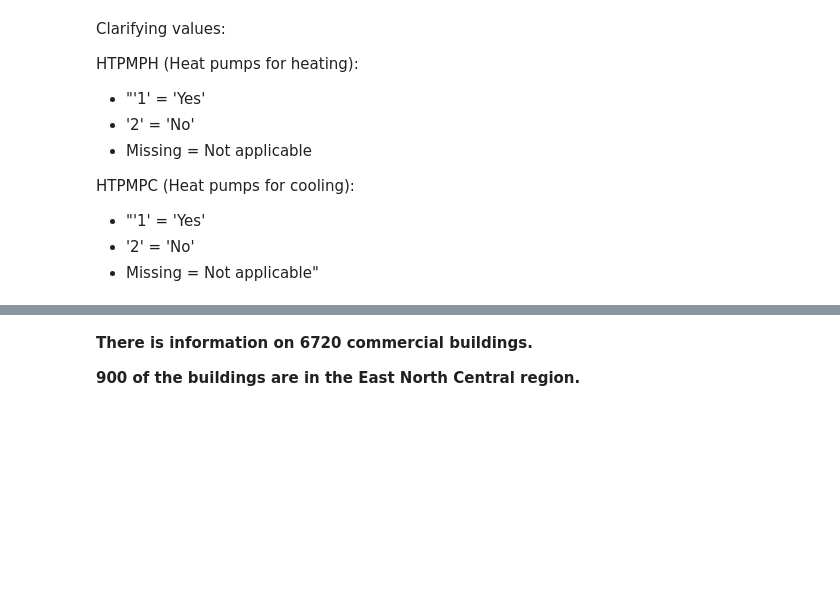
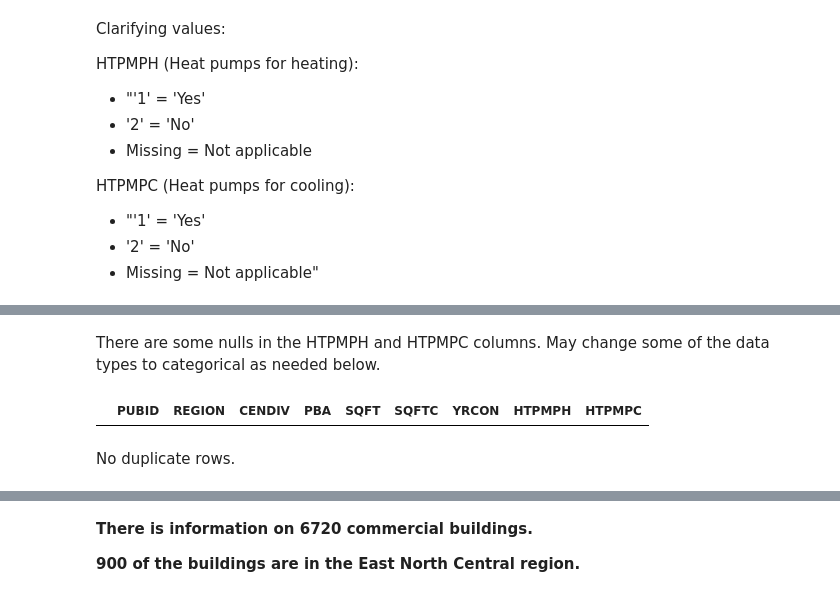
Before and after one commit to jackie-kinsler/es_take_home, a Jupyter notebook: Energy_Solutions_Take_Home.ipynb, the cells around one changed output, grey strips where cells are left out. Cells and saved outputs as stored; diff of their text form; code cells hidden in the pictures; blank space fills up the shorter version.

```diff
--- a/Energy_Solutions_Take_Home.ipynb
+++ b/Energy_Solutions_Take_Home.ipynb
@@ -49,2 +66,10 @@ HTPMPC (Heat pumps for cooling):
+# %% [markdown]
+There are some nulls in the HTPMPH and HTPMPC columns. May change some of the data types to categorical as needed below.
+# %%
+commercial[commercial.duplicated()]
+# %% [output]
+|  | PUBID | REGION | CENDIV | PBA | SQFT | SQFTC | YRCON | HTPMPH | HTPMPC |
+# %% [markdown]
+No duplicate rows.
 # %%
 commercial.shape
```
Also changed, not shown: parts of 14 cells of this notebook.
